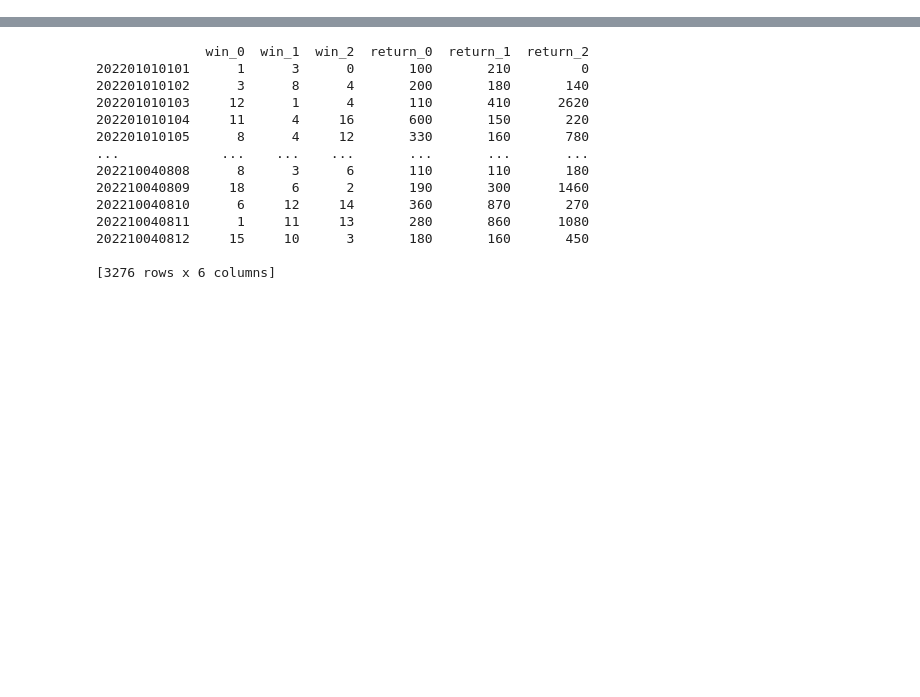
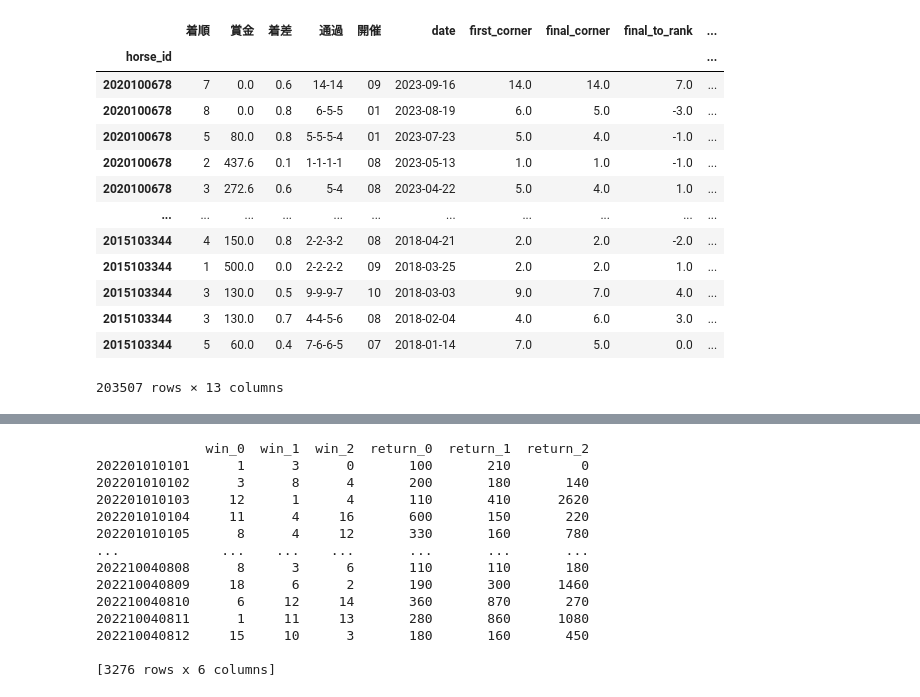
Before and after one commit to DaiKondoo/keiba, a Jupyter notebook: main.ipynb, the cells around one changed output, grey strips where cells are left out. Cells and saved outputs as stored; diff of their text form; code cells hidden in the pictures; blank space fills up the shorter version.

```diff
--- a/main.ipynb
+++ b/main.ipynb
@@ -5 +272,14 @@ from tqdm.notebook import tqdm
+# %%
+# #レースIDのリストを作る
+race_id_list = []
+for place in range(1, 11, 1):
+    for kai in range(1, 6, 1):
+        for day in range(1, 13, 1):
+            for r in range(1, 13, 1):
+                race_id = "2022" + str(place).zfill(2) + str(kai).zfill(2) +\
+                str(day).zfill(2) + str(r).zfill(2)
+                race_id_list.append(race_id)
+
+results = Results.scrape(race_id_list)
+results.to_pickle('results2.pickle')
 # %%
@@ -41,0 +562,18 @@ results.to_pickle('results.pickle')
+# %%
+hr = HorseResults.read_pickle(['horse_results.pickle'])
+hr.horse_results #jupyterで出力
+# %% [output]
+|  | 着順 | 賞金 | 着差 | 通過 | 開催 | date | first_corner | final_corner | final_to_rank | ... |
+| horse_id |  |  |  |  |  |  |  |  |  | ... |
+| 2020100678 | 7 | 0.0 | 0.6 | 14-14 | 09 | 2023-09-16 | 14.0 | 14.0 | 7.0 | ... |
+| 2020100678 | 8 | 0.0 | 0.8 | 6-5-5 | 01 | 2023-08-19 | 6.0 | 5.0 | -3.0 | ... |
+| 2020100678 | 5 | 80.0 | 0.8 | 5-5-5-4 | 01 | 2023-07-23 | 5.0 | 4.0 | -1.0 | ... |
+| 2020100678 | 2 | 437.6 | 0.1 | 1-1-1-1 | 08 | 2023-05-13 | 1.0 | 1.0 | -1.0 | ... |
+| 2020100678 | 3 | 272.6 | 0.6 | 5-4 | 08 | 2023-04-22 | 5.0 | 4.0 | 1.0 | ... |
+| ... | ... | ... | ... | ... | ... | ... | ... | ... | ... | ... |
+| 2015103344 | 4 | 150.0 | 0.8 | 2-2-3-2 | 08 | 2018-04-21 | 2.0 | 2.0 | -2.0 | ... |
+| 2015103344 | 1 | 500.0 | 0.0 | 2-2-2-2 | 09 | 2018-03-25 | 2.0 | 2.0 | 1.0 | ... |
+| 2015103344 | 3 | 130.0 | 0.5 | 9-9-9-7 | 10 | 2018-03-03 | 9.0 | 7.0 | 4.0 | ... |
+| 2015103344 | 3 | 130.0 | 0.7 | 4-4-5-6 | 08 | 2018-02-04 | 4.0 | 6.0 | 3.0 | ... |
+| 2015103344 | 5 | 60.0 | 0.4 | 7-6-6-5 | 07 | 2018-01-14 | 7.0 | 5.0 | 0.0 | ... |
+203507 rows × 13 columns
```
Also changed, not shown: parts of 20 cells of this notebook, 8 other files.
